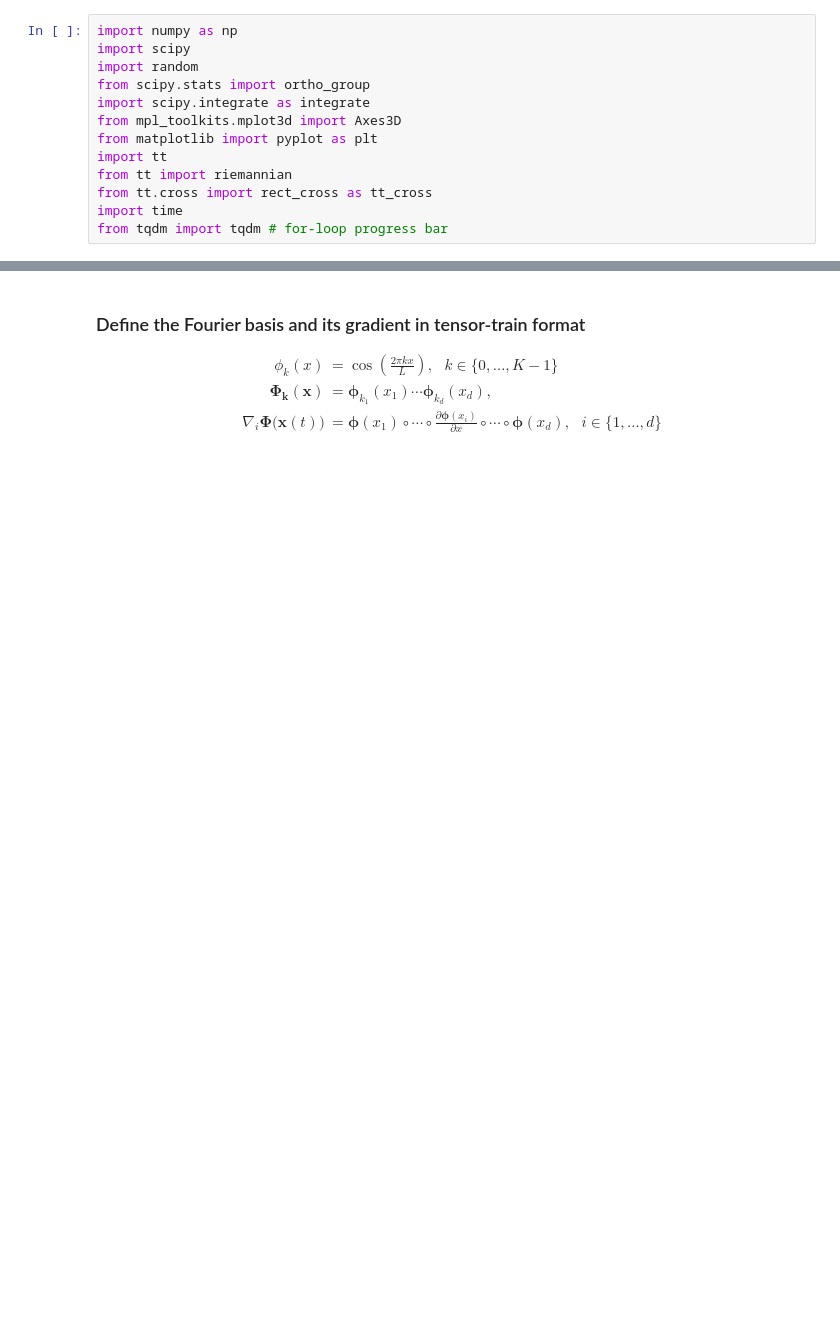
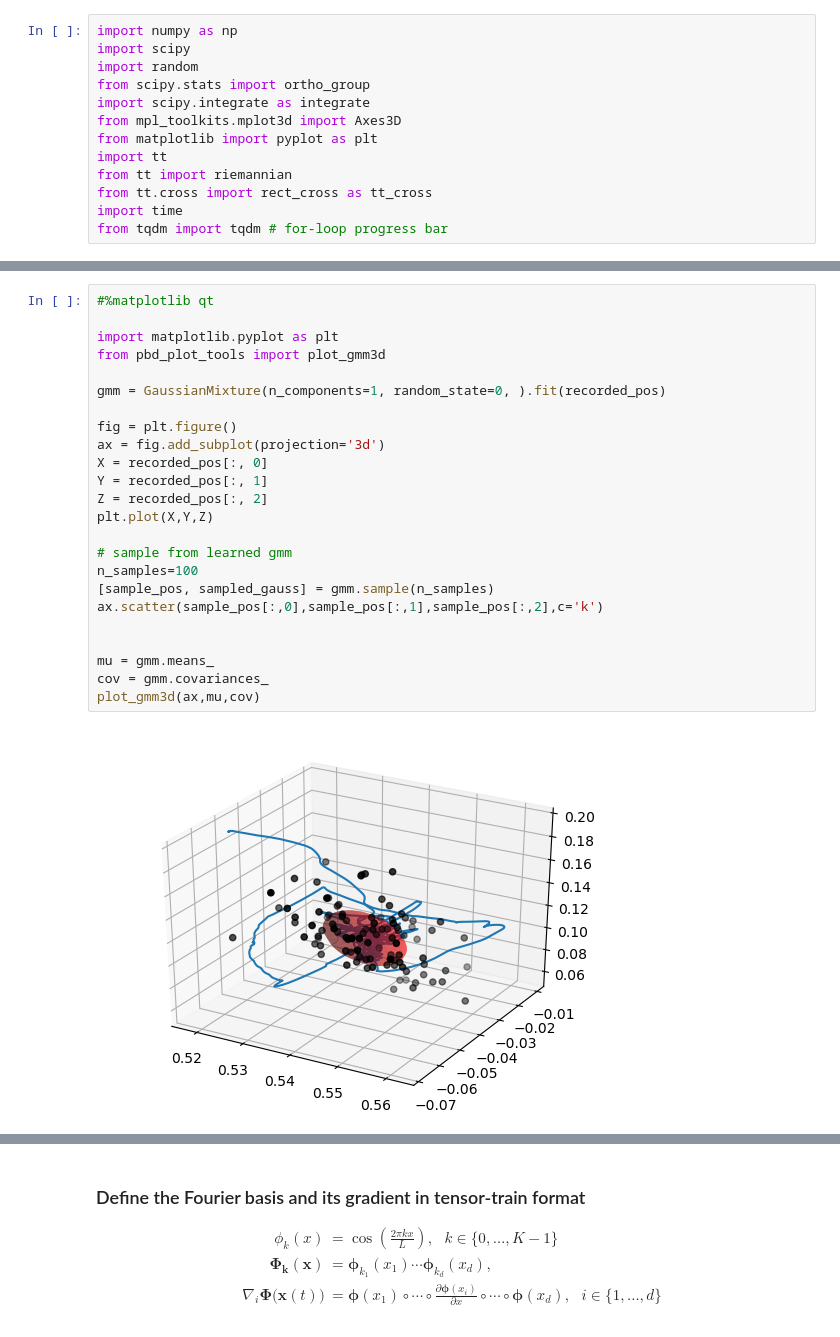
Before and after one commit to Prashanth-HR/imitation-learning-gearbox, a Jupyter notebook: Trial_Code/Ergodic_Exploration_using_TT.ipynb, the cells around one changed output, grey strips where cells are left out. Drawn from its saved outputs; the diff is of its cells as text; blank space fills up the shorter version.

```diff
--- a/Trial_Code/Ergodic_Exploration_using_TT.ipynb
+++ b/Trial_Code/Ergodic_Exploration_using_TT.ipynb
@@ -25,0 +99,26 @@ from tqdm import tqdm # for-loop progress bar
+# %%
+#%matplotlib qt
+
+import matplotlib.pyplot as plt
+from pbd_plot_tools import plot_gmm3d
+
+gmm = GaussianMixture(n_components=1, random_state=0, ).fit(recorded_pos)
+
+fig = plt.figure()
+ax = fig.add_subplot(projection='3d')
+X = recorded_pos[:, 0]
+Y = recorded_pos[:, 1]
+Z = recorded_pos[:, 2]
+plt.plot(X,Y,Z)
+
+# sample from learned gmm
+n_samples=100
+[sample_pos, sampled_gauss] = gmm.sample(n_samples)
+ax.scatter(sample_pos[:,0],sample_pos[:,1],sample_pos[:,2],c='k')
+
+
+mu = gmm.means_
+cov = gmm.covariances_
+plot_gmm3d(ax,mu,cov)
+# %% [output]
+[figure, added]
```
Also changed, not shown: parts of 36 cells of this notebook, 8 other files.
